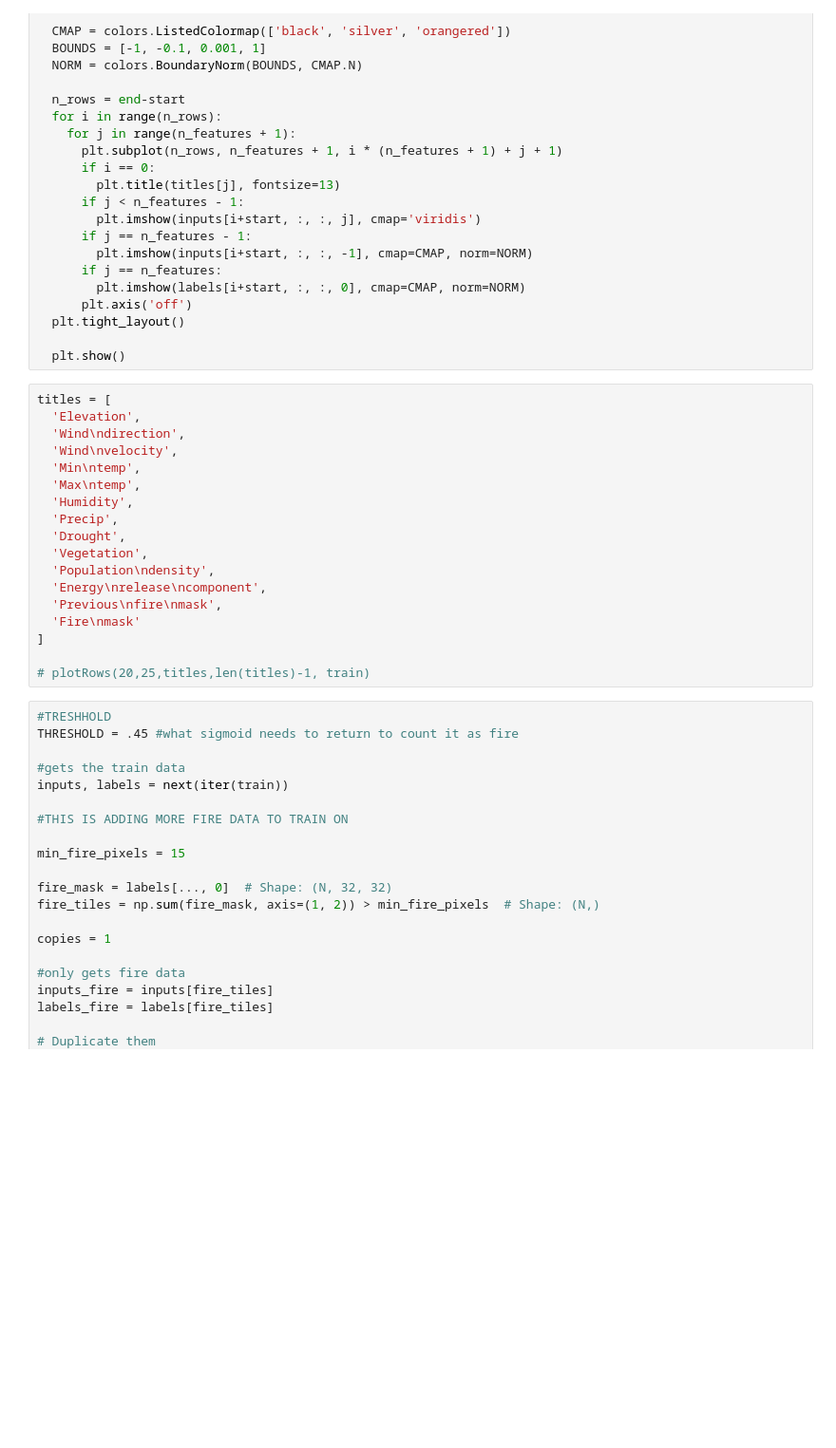
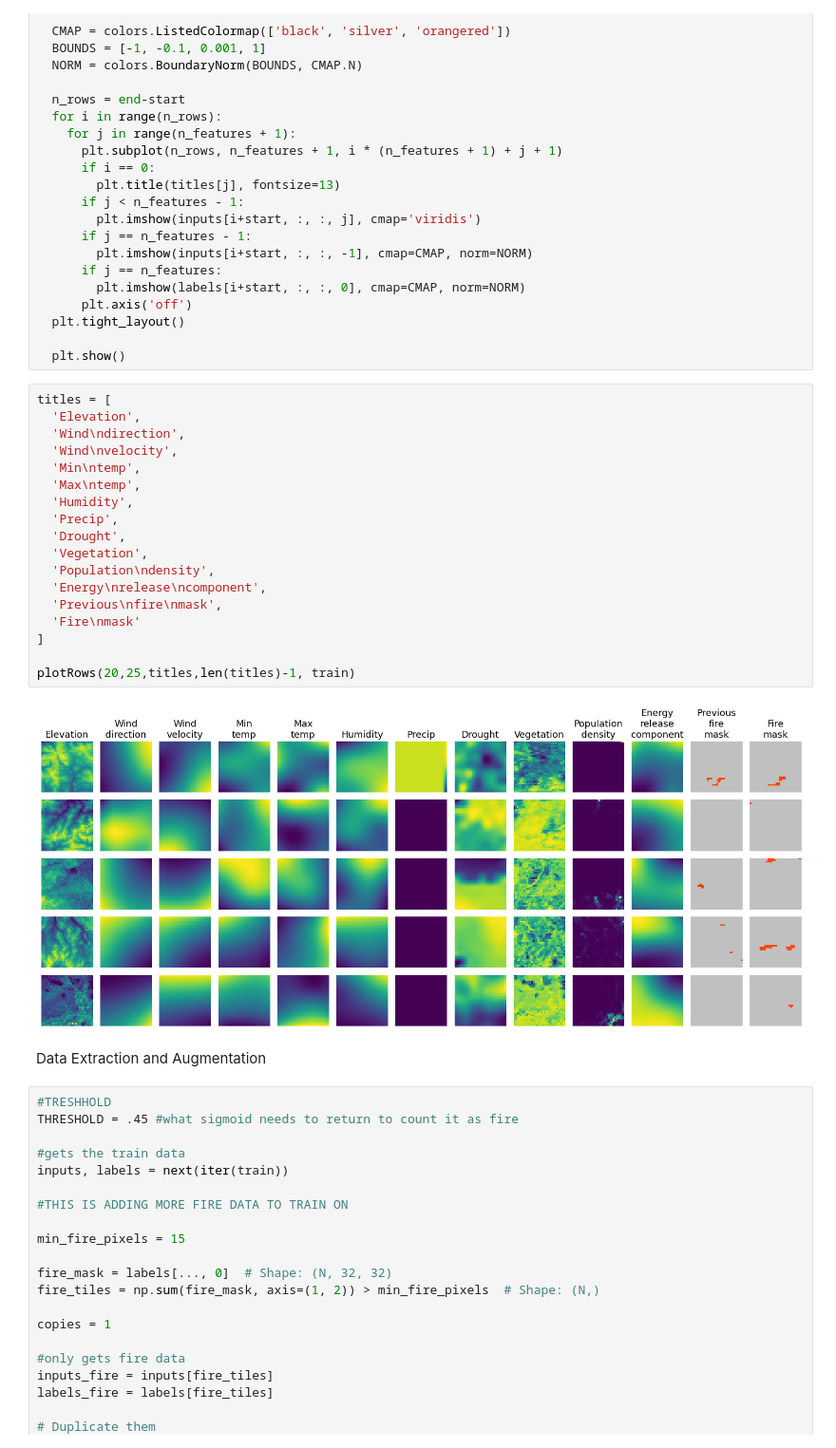
Before and after one commit to Coreyb03/575_project, a Jupyter notebook: new_notebook.ipynb, the cells around one changed output. Shown at 95% size. Saved outputs shown, nothing was run; the diff lists cells and outputs as text; blank space fills up the shorter version.

Commit message:
created titles for all the sections

```diff
--- a/new_notebook.ipynb
+++ b/new_notebook.ipynb
@@ -89,21 +93,25 @@ def plotRows(start,end,titles,n_features,data):
 # %%
 titles = [
   'Elevation',
   'Wind\ndirection',
   'Wind\nvelocity',
   'Min\ntemp',
   'Max\ntemp',
   'Humidity',
   'Precip',
   'Drought',
   'Vegetation',
   'Population\ndensity',
   'Energy\nrelease\ncomponent',
   'Previous\nfire\nmask',
   'Fire\nmask'
 ]
 
-# plotRows(20,25,titles,len(titles)-1, train)
+plotRows(20,25,titles,len(titles)-1, train)
+# %% [output]
+[figure, added]
+# %% [markdown]
+Data Extraction and Augmentation
 # %%
 #TRESHHOLD
 THRESHOLD = .45 #what sigmoid needs to return to count it as fire
```
Also changed, not shown: parts of 18 cells of this notebook.
